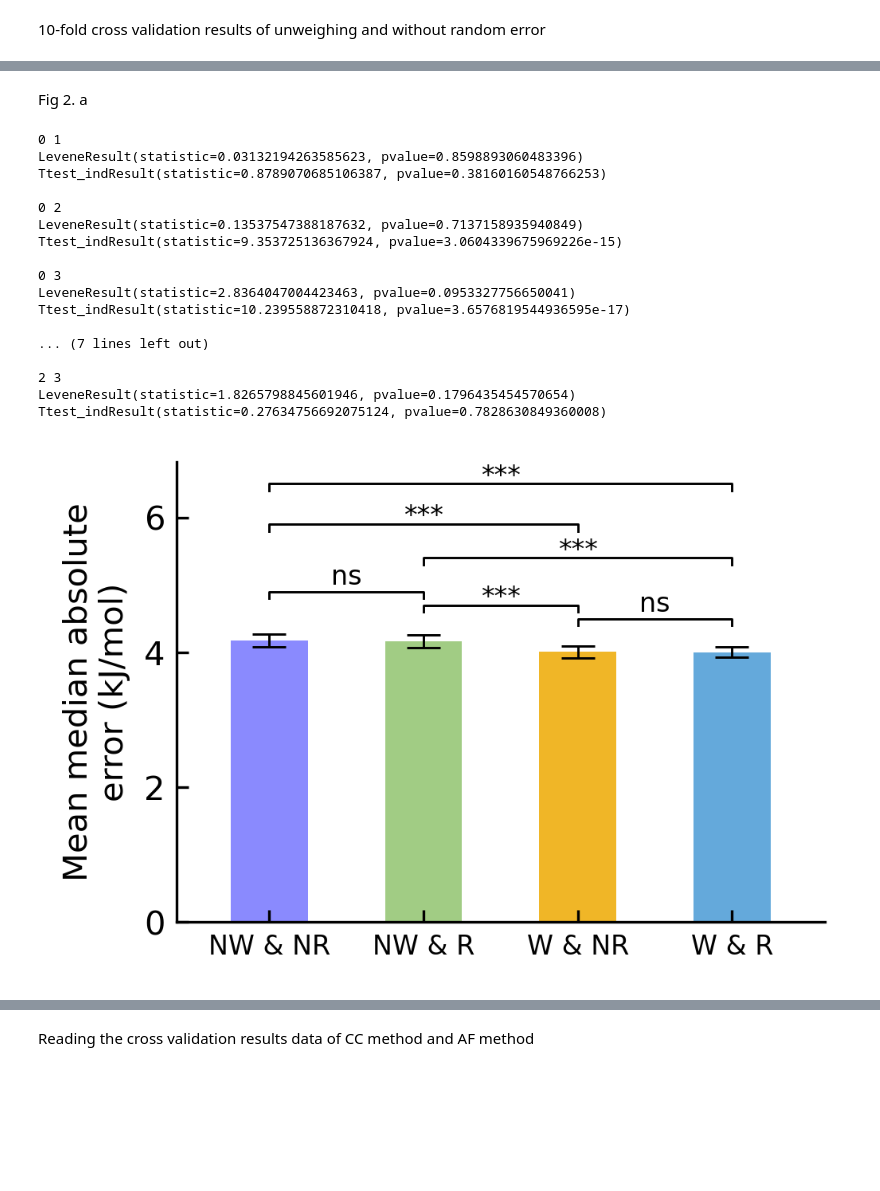
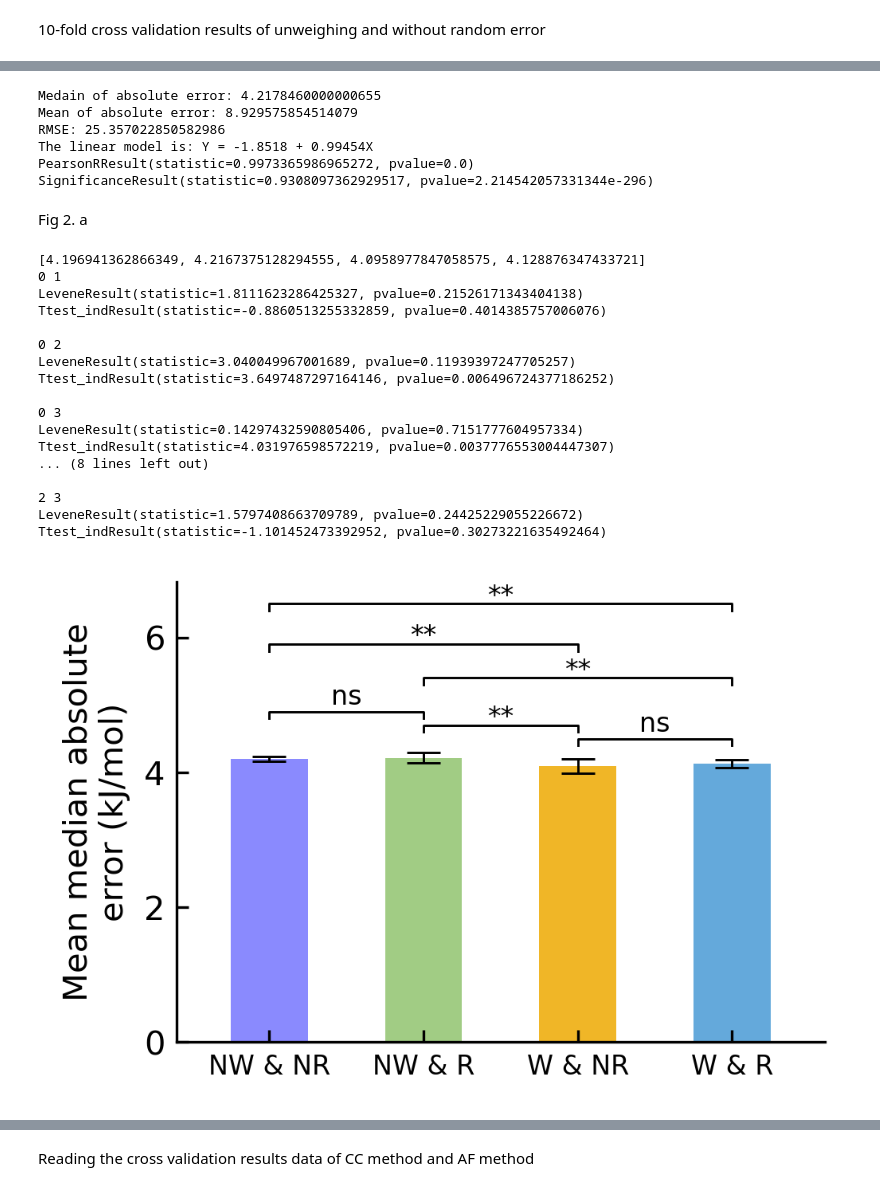
Before and after one commit to arne-cl/dGbyG, a Jupyter notebook: RunAnalysis/Figures.ipynb, the cells around one changed output, grey strips where cells are left out. Cells and saved outputs as stored; diff of their text form; code cells hidden in the pictures; blank space fills up the shorter version.

```diff
--- a/RunAnalysis/Figures.ipynb
+++ b/RunAnalysis/Figures.ipynb
@@ -81,0 +73,5 @@ RMSE: 25.033955698451553
+# %%
+results_dir = '../data/results_data/cross_validation_results/10_fold_cross_validation_unweighing/'
+real_r_unweigh, Final_p_unweigh, Final_e_unweigh, Final_ae_unweigh = read_results(results_dir, 100)
+real_r_unweigh, p_unweigh = calculate_statistics(real_r_unweigh, Final_p_unweigh)
+py_unweigh, pr_unweigh, sr_unweigh = rapid_linear_reg(real_r_unweigh, p_unweigh)
@@ -106,0 +87,5 @@ RMSE: 24.28502542326965
+# %%
+results_dir = '../data/results_data/cross_validation_results/10_fold_cross_validation_without_random_dG/'
+real_r_no_rand, Final_p_no_rand, Final_e_no_rand, Final_ae_no_rand = read_results(results_dir, 100)
+real_r_no_rand, p_no_rand = calculate_statistics(real_r_no_rand, Final_p_no_rand)
+py_no_rand, pr_no_rand, sr_no_rand = rapid_linear_reg(real_r_no_rand, p_no_rand)
@@ -132,19 +101,33 @@ RMSE: 24.80588453278934
+# %%
+results_dir = '../data/results_data/cross_validation_results/10_fold_cross_validation_unweighing_without_random_dG/'
+real_r_unweigh_no_rand, Final_p_unweigh_no_rand, Final_e_unweigh_no_rand, Final_ae_unweigh_no_rand = read_results(results_dir, 100)
+real_r_unweigh_no_rand, p_unweigh_no_rand = calculate_statistics(real_r_unweigh_no_rand, Final_p_unweigh_no_rand)
+py_unweigh_no_rand, pr_unweigh_no_rand, sr_unweigh_no_rand = rapid_linear_reg(real_r, p)
+# %% [output]
+Medain of absolute error: 4.2178460000000655
+Mean of absolute error: 8.929575854514079
+RMSE: 25.357022850582986
+The linear model is: Y = -1.8518 + 0.99454X
+PearsonRResult(statistic=0.9973365986965272, pvalue=0.0)
+SignificanceResult(statistic=0.9308097362929517, pvalue=2.214542057331344e-296)
 # %% [markdown]
 Fig 2. a
 # %%
 def resample_median(x, k, n):
+    # randomly select k samples from x, repeating n times
     def resample(x, k):
-        y = random.sample(x, k)
+        y = x[np.random.randint(0, x.shape[0], k)]
         y = np.mean(y, axis=0)
         return y
     e = np.array([resample(x, k) for _ in range(n)]) - real_r
-    mae = np.median(np.abs(e), axis=1)
+    mae = np.median(np.abs(e), axis=1) # shape=(n,)
     return mae
 
-k, n = 10, 50
+k, n = 20, 5
 
-data = [Final_p_unweigh_no_rand, Final_p_unweigh, Final_p_no_rand, Final_p]
-data = [resample_median(x, k, n) for x in data]
+data = [Final_p_unweigh_no_rand, Final_p_unweigh, Final_p_no_rand, Final_p]#
+#data = [resample_median(x, k, n) for x in data]
+data = [[np.median(np.abs(np.mean(x[i:i+k], axis=0)-real_r)) for i in range(n)] for x in data]
 # %%
 plt.figure(dpi=300,figsize = (3.5,2.5))
 plt.rcParams['xtick.direction'] = 'in'
@@ -156,7 +139,9 @@ ax.spines['top'].set_visible(False)
 err_params=dict(elinewidth=0.7, ecolor='black', capsize=5, capthick=0.7)
 
 height=[np.mean(x) for x in data]
-yerr=[np.std(x) for x in data]
+yerr=[np.std(x)*1.96 for x in data]
+print(height)
+
 colors = [color5, color3, color2, color1]
 labels = ['NW & NR', 'NW & R', 'W & NR', 'W & R']
 
@@ -174,44 +159,44 @@ for x in range(len(data)):
         elif ttest[1]>0.01:
             sign = '*'
         elif ttest[1]>0.001:
             sign = '**'
         else:
             sign = '***'
         print(x,y)
         print(scipy.stats.levene(data[x], data[y]))
         print(ttest)
         print()
         h = 4.8-x/5 if (y-x)==1 else 4.2-x/5*2.5+(y-x)*0.8-(y-x-2)*0.2
 
         plt.plot([x,x,y,y], [h,h+0.1,h+0.1,h], c='black', linewidth=0.7)
         plt.text(x=0.5*(y+x), y=h+dh, s=sign, fontsize=8, ha='center')
 
 plt.xticks(ticks=[0,1,2,3], labels=labels, fontsize=8)
 plt.yticks(fontsize=10)
 
 plt.ylabel('Mean median absolute\nerror (kJ/mol)', fontsize=10, labelpad=4)
 
 plt.xlim(-0.6,3.6)
 plt.show()
 # %% [output]
+[4.196941362866349, 4.2167375128294555, 4.0958977847058575, 4.128876347433721]
 0 1
-LeveneResult(statistic=0.03132194263585623, pvalue=0.8598893060483396)
-Ttest_indResult(statistic=0.8789070685106387, pvalue=0.38160160548766253)
+LeveneResult(statistic=1.8111623286425327, pvalue=0.21526171343404138)
+Ttest_indResult(statistic=-0.8860513255332859, pvalue=0.4014385757006076)
 
 0 2
-LeveneResult(statistic=0.13537547388187632, pvalue=0.7137158935940849)
-Ttest_indResult(statistic=9.353725136367924, pvalue=3.0604339675969226e-15)
+LeveneResult(statistic=3.040049967001689, pvalue=0.11939397247705257)
+Ttest_indResult(statistic=3.6497487297164146, pvalue=0.006496724377186252)
 
 0 3
-LeveneResult(statistic=2.8364047004423463, pvalue=0.0953327756650041)
-Ttest_indResult(statistic=10.239558872310418, pvalue=3.6576819544936595e-17)
-
-... (7 lines left out)
+LeveneResult(statistic=0.14297432590805406, pvalue=0.7151777604957334)
+Ttest_indResult(statistic=4.031976598572219, pvalue=0.0037776553004447307)
+... (8 lines left out)
 
 2 3
-LeveneResult(statistic=1.8265798845601946, pvalue=0.1796435454570654)
-Ttest_indResult(statistic=0.27634756692075124, pvalue=0.7828630849360008)
+LeveneResult(statistic=1.5797408663709789, pvalue=0.24425229055226672)
+Ttest_indResult(statistic=-1.101452473392952, pvalue=0.30273221635492464)
-[figure, old version]
+[figure, new version]
 # %%
 x = real_r
 y = p
```
Also changed, not shown: parts of 28 cells of this notebook, 15 other files.
